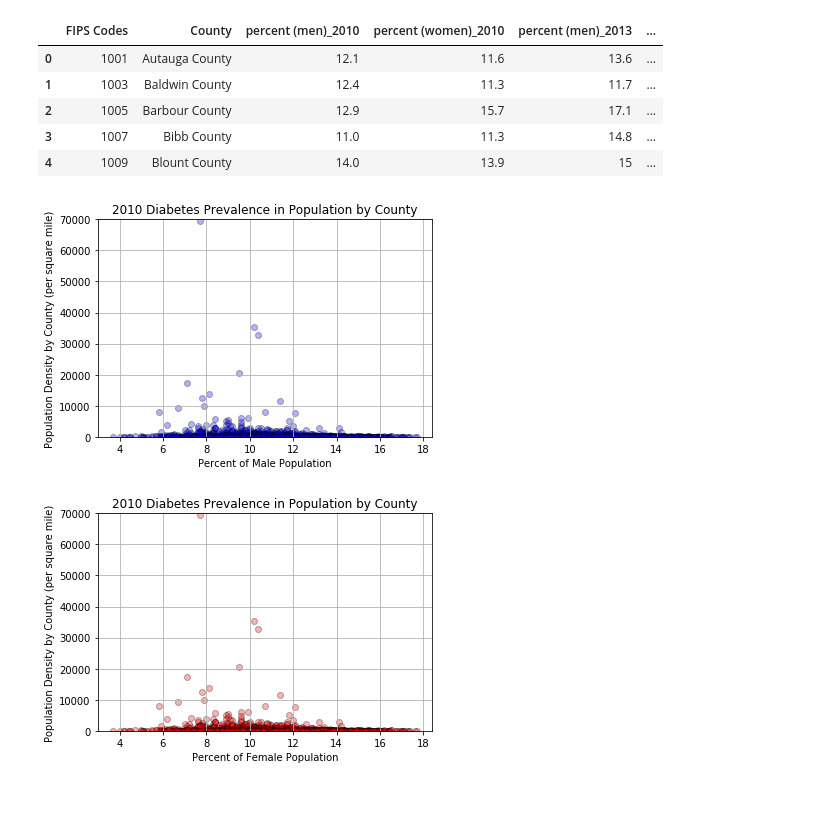
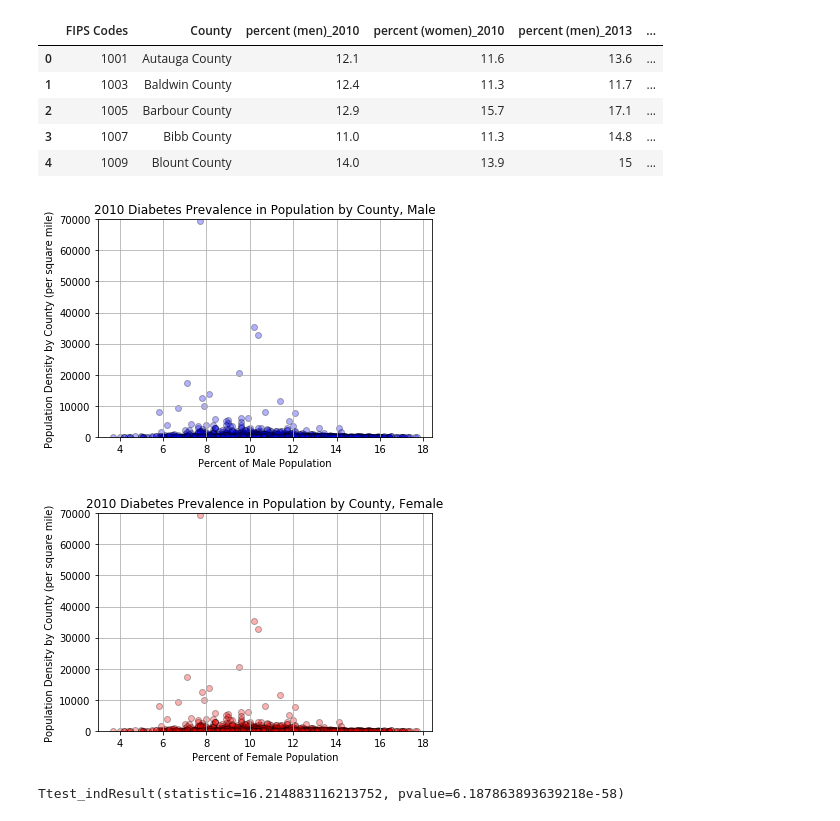
Before and after one commit to matdubois/5horses, a Jupyter notebook: Gender Analysis/Gender vs Diabetes Prevalence 2010.ipynb, the cells around one changed output. Saved outputs shown, nothing was run; the diff lists cells and outputs as text; code cells hidden in the pictures.

```diff
--- a/Gender Analysis/Gender vs Diabetes Prevalence 2010.ipynb
+++ b/Gender Analysis/Gender vs Diabetes Prevalence 2010.ipynb
@@ -32,31 +33,40 @@ x= combo ['percent (men)_2010']
 y= combo['Density_Population']
 plt.scatter(x,y, alpha = 0.3, c="Blue", linewidth=1, edgecolor = "black")
 # Create a title, x label, and y label for our chart
-plt.title("2010 Diabetes Prevalence in Population by County")
+plt.title("2010 Diabetes Prevalence in Population by County, Male")
 plt.xlabel("Percent of Male Population")
 plt.ylabel("Population Density by County (per square mile)")
 
 #define axis limits
 plt.ylim(0, 70000)
 #plt.xlim(0, 20)
+plt.savefig("2010 Diabetes Prevalence in Population by County, Male.png")
 plt.show()
 # %% [output]
-[figure, old version]
+[figure, new version]
 # %%
 #2010 Bubble Scatter plot - Full Scale
 plt.grid(True)
 # calls columns from bubble_df
 z= combo ['percent (women)_2010']
 y= combo['Density_Population']
 plt.scatter(x,y, alpha = 0.3, c="Red", linewidth=1, edgecolor = "black")
 # Create a title, x label, and y label for our chart
-plt.title("2010 Diabetes Prevalence in Population by County")
+plt.title("2010 Diabetes Prevalence in Population by County, Female")
 plt.xlabel("Percent of Female Population")
 plt.ylabel("Population Density by County (per square mile)")
 
 #define axis limits
 plt.ylim(0, 70000)
 #plt.xlim(0, 20)
+plt.savefig("2010 Diabetes Prevalence in Population by County, Female.png")
 plt.show()
 # %% [output]
-[figure, old version]
+[figure, new version]
+# %%
+population1 = combo["percent (men)_2010"]
+population2 = combo["percent (women)_2010"]
+
+stats.ttest_ind(population1, population2, equal_var=False)
+# %% [output]
+Ttest_indResult(statistic=16.214883116213752, pvalue=6.187863893639218e-58)
```
Also changed, not shown: parts of 1 cell of this notebook, 8 other files.
